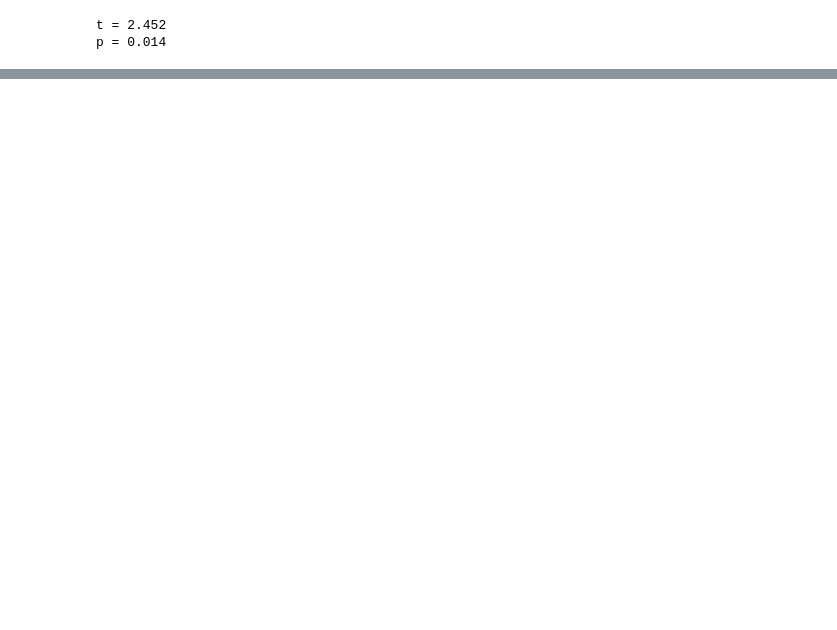
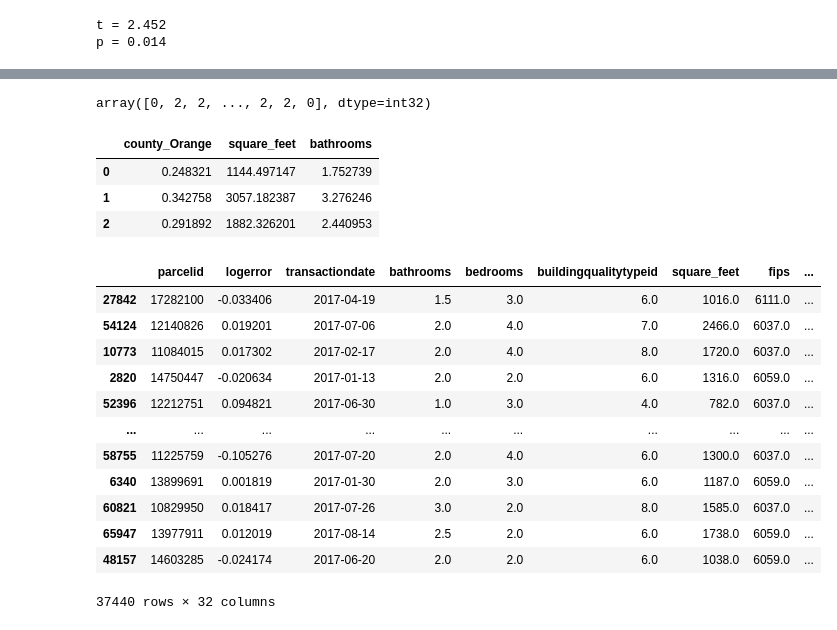
Before and after one commit to sam-and-ken/clustering-project, a Jupyter notebook: cluster-project-sam.ipynb, the cells around one changed output, grey strips where cells are left out. Saved outputs shown, nothing was run; the diff lists cells and outputs as text; code cells hidden in the pictures; blank space fills up the shorter version.

```diff
--- a/cluster-project-sam.ipynb
+++ b/cluster-project-sam.ipynb
@@ -134,0 +207,37 @@ p = 0.014
+# %%
+dummies_orange = pd.get_dummies(train[['county']])
+train = pd.concat([train, dummies_orange], axis=1)
+train.drop(columns = ['county_Los_Angeles', 'county_Ventura'], inplace = True)
+X = train[['county_Orange', 'square_feet', 'bathrooms']]
+# %%
+kmeans = KMeans(n_clusters=3)
+kmeans.fit(X)
+
+kmeans.predict(X)
+# %% [output]
+array([0, 2, 2, ..., 2, 2, 0], dtype=int32)
+# %%
+train['cluster'] = kmeans.predict(X)
+centroids = pd.DataFrame(kmeans.cluster_centers_, columns=X.columns)
+centroids
+# %% [output]
+|  | county_Orange | square_feet | bathrooms |
+| 0 | 0.248321 | 1144.497147 | 1.752739 |
+| 1 | 0.342758 | 3057.182387 | 3.276246 |
+| 2 | 0.291892 | 1882.326201 | 2.440953 |
+# %%
+train
+# %% [output]
+|  | parcelid | logerror | transactiondate | bathrooms | bedrooms | buildingqualitytypeid | square_feet | fips | ... |
+| 27842 | 17282100 | -0.033406 | 2017-04-19 | 1.5 | 3.0 | 6.0 | 1016.0 | 6111.0 | ... |
+| 54124 | 12140826 | 0.019201 | 2017-07-06 | 2.0 | 4.0 | 7.0 | 2466.0 | 6037.0 | ... |
+| 10773 | 11084015 | 0.017302 | 2017-02-17 | 2.0 | 4.0 | 8.0 | 1720.0 | 6037.0 | ... |
+| 2820 | 14750447 | -0.020634 | 2017-01-13 | 2.0 | 2.0 | 6.0 | 1316.0 | 6059.0 | ... |
+| 52396 | 12212751 | 0.094821 | 2017-06-30 | 1.0 | 3.0 | 4.0 | 782.0 | 6037.0 | ... |
+| ... | ... | ... | ... | ... | ... | ... | ... | ... | ... |
+| 58755 | 11225759 | -0.105276 | 2017-07-20 | 2.0 | 4.0 | 6.0 | 1300.0 | 6037.0 | ... |
+| 6340 | 13899691 | 0.001819 | 2017-01-30 | 2.0 | 3.0 | 6.0 | 1187.0 | 6059.0 | ... |
+| 60821 | 10829950 | 0.018417 | 2017-07-26 | 3.0 | 2.0 | 8.0 | 1585.0 | 6037.0 | ... |
+| 65947 | 13977911 | 0.012019 | 2017-08-14 | 2.5 | 2.0 | 6.0 | 1738.0 | 6059.0 | ... |
+| 48157 | 14603285 | -0.024174 | 2017-06-20 | 2.0 | 2.0 | 6.0 | 1038.0 | 6059.0 | ... |
+37440 rows × 32 columns
```
Also changed, not shown: parts of 21 cells of this notebook.
